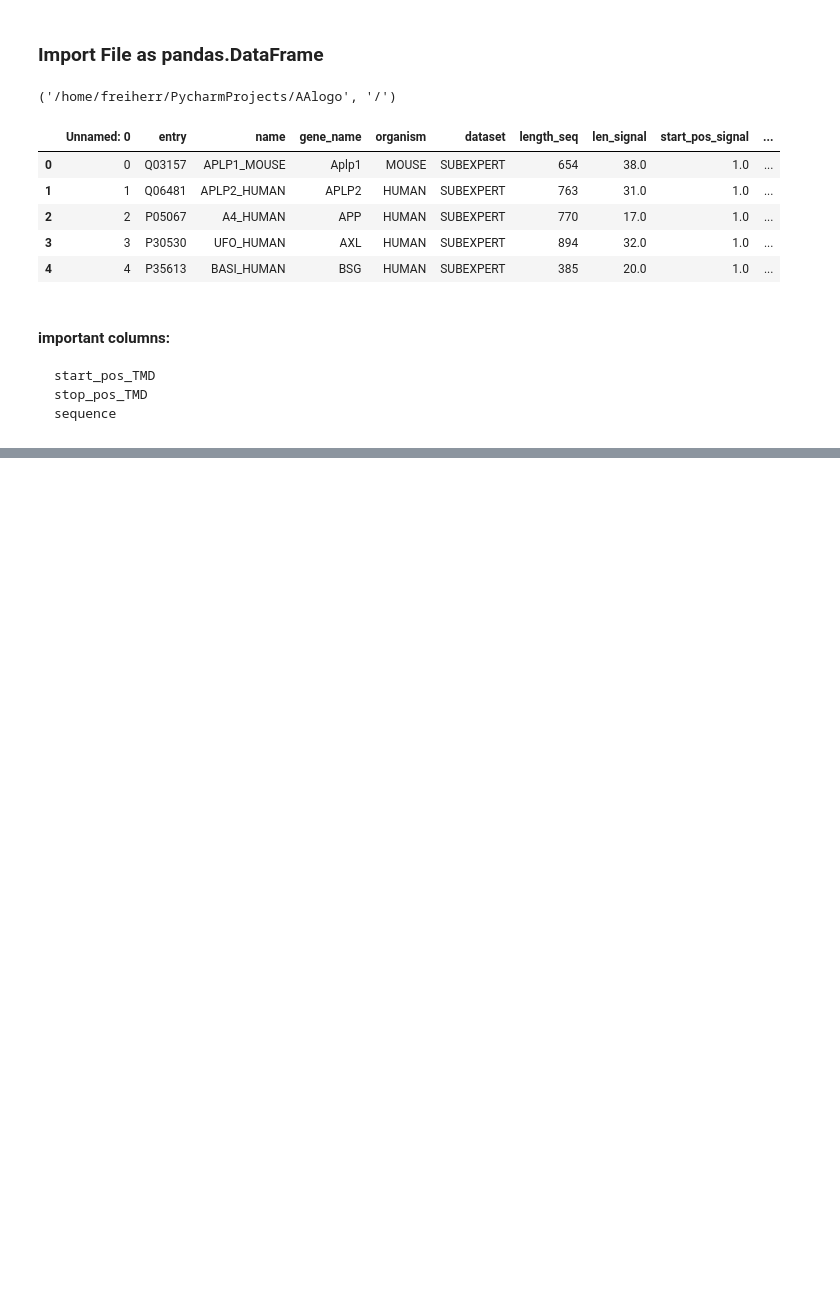
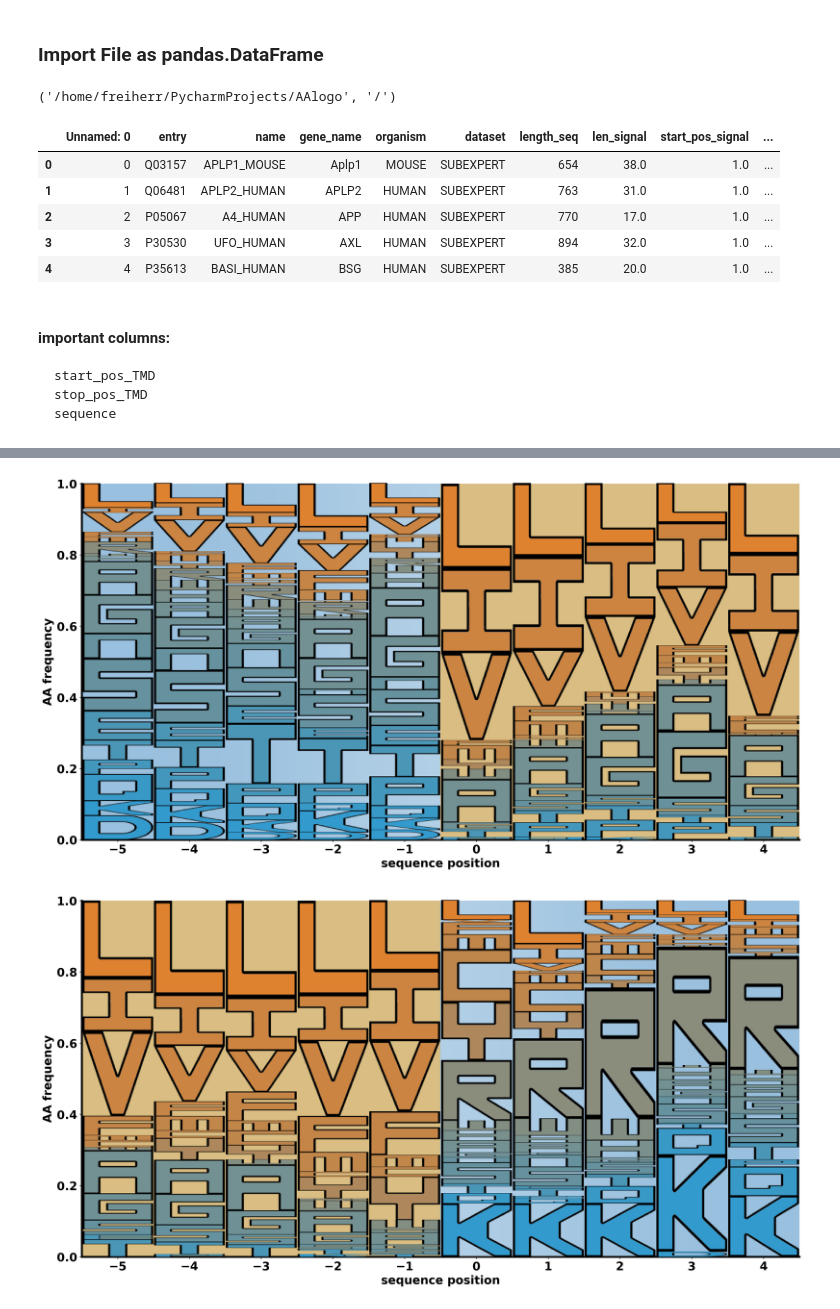
Before and after one commit to Freiherr5/AAlogo, a Jupyter notebook: Example.ipynb, the cells around one changed output, grey strips where cells are left out. Cells and saved outputs as stored; diff of their text form; code cells hidden in the pictures; blank space fills up the shorter version.

```diff
--- a/Example.ipynb
+++ b/Example.ipynb
@@ -123,0 +53,5 @@ Example2_AAlogo.make_logo(df=test_data, name="Substrates_TMHMM", length_right=4,
+# %%
+new_example.tmd_mode(theme="Cornette")
+# %% [output]
+[figure, added]
+[figure, added]
```
Also changed, not shown: parts of 13 cells of this notebook, 3 other files.
